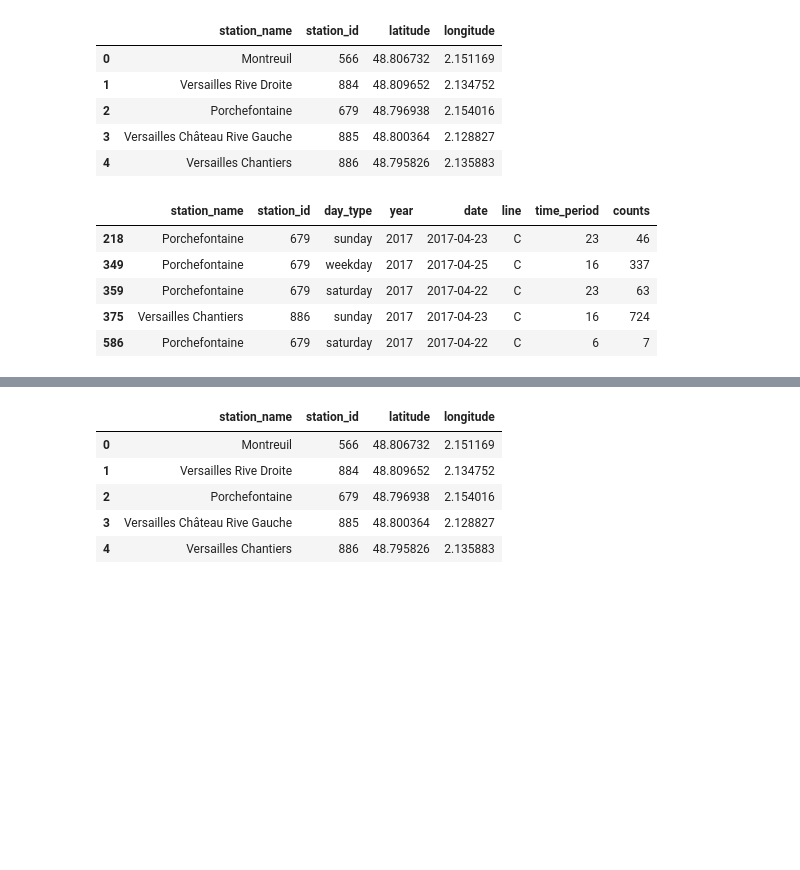
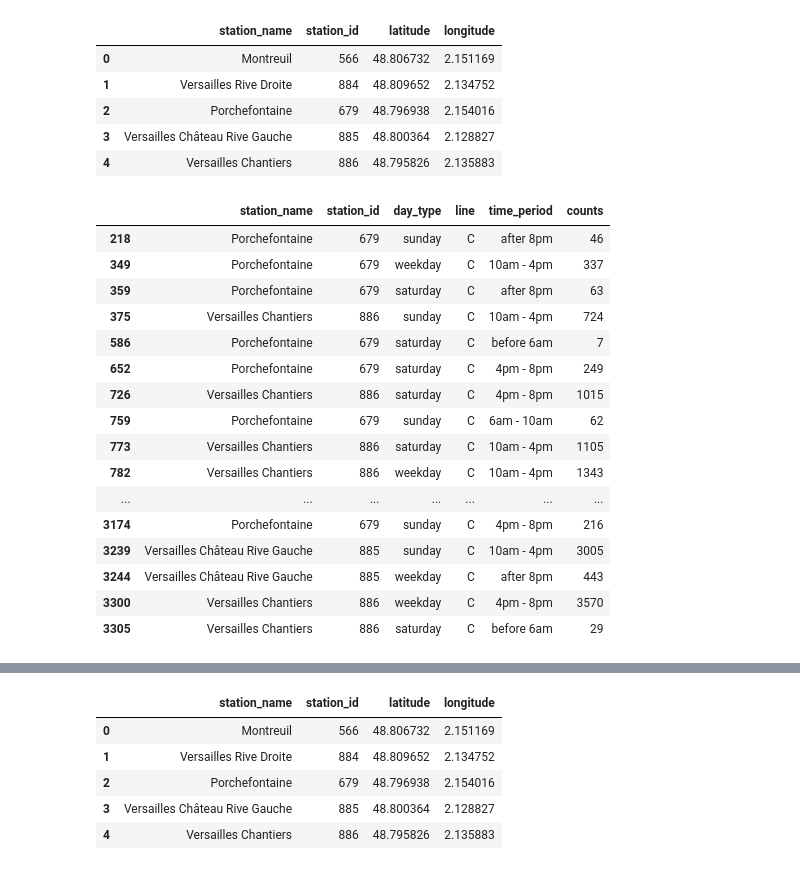
Before and after one commit to lucas-lfp/even-flow__railway-traffic-dashboard, a Jupyter notebook: ef_versailles.ipynb, the cells around one changed output, grey strips where cells are left out. Saved outputs shown, nothing was run; the diff lists cells and outputs as text; code cells hidden in the pictures; blank space fills up the shorter version.

```diff
--- a/ef_versailles.ipynb
+++ b/ef_versailles.ipynb
@@ -185,21 +202,31 @@ count_code = {
 # %%
 count = pd.read_csv('original_datasets/comptage-transilien.csv', sep = ";")
 count = count[count['Code Gare'].isin(count_code.values())]
 count = count.rename(columns = {"Nom gare" : "station_name", "Code Gare" : "station_id", "Type jour" : "day_type", "Année" : "year", "Date de comptage" : "date", "Ligne" : "line", "Tranche horaire" : "time_period", "Montants" : "counts"})
-count = count.drop("Axe", axis = 1)
+count = count.drop(["Axe", "year", "date"], axis = 1)
 count['station_name'] = count['station_id'].map({value:key for key,value in count_code.items()})
 count['station_id'] = count['station_name'].map(stif_code)
 count['day_type'] = count['day_type'].map({"JOB":'weekday', "Samedi": "saturday", "Dimanche":"sunday"})
-count['time_period'] = count['time_period'].map({"Avant 6h" : 6, "De 6h à 10h": 10, "De 10h à 16h": 16, "De 16h à 20h":20 ,"Après 20h" : 23})
-count['date'] = pd.to_datetime(count['date'], format = '%Y-%m-%d')
-count.head()
+count['time_period'] = count['time_period'].map({"Avant 6h" : "before 6am", "De 6h à 10h": "6am - 10am", "De 10h à 16h": "10am - 4pm", "De 16h à 20h":"4pm - 8pm" ,"Après 20h" : "after 8pm"})
+count.head(50)
 # %% [output]
-|  | station_name | station_id | day_type | year | date | line | time_period | counts |
-| 218 | Porchefontaine | 679 | sunday | 2017 | 2017-04-23 | C | 23 | 46 |
-| 349 | Porchefontaine | 679 | weekday | 2017 | 2017-04-25 | C | 16 | 337 |
-| 359 | Porchefontaine | 679 | saturday | 2017 | 2017-04-22 | C | 23 | 63 |
-| 375 | Versailles Chantiers | 886 | sunday | 2017 | 2017-04-23 | C | 16 | 724 |
-| 586 | Porchefontaine | 679 | saturday | 2017 | 2017-04-22 | C | 6 | 7 |
+|  | station_name | station_id | day_type | line | time_period | counts |
+| 218 | Porchefontaine | 679 | sunday | C | after 8pm | 46 |
+| 349 | Porchefontaine | 679 | weekday | C | 10am - 4pm | 337 |
+| 359 | Porchefontaine | 679 | saturday | C | after 8pm | 63 |
+| 375 | Versailles Chantiers | 886 | sunday | C | 10am - 4pm | 724 |
+| 586 | Porchefontaine | 679 | saturday | C | before 6am | 7 |
+| 652 | Porchefontaine | 679 | saturday | C | 4pm - 8pm | 249 |
+| 726 | Versailles Chantiers | 886 | saturday | C | 4pm - 8pm | 1015 |
+| 759 | Porchefontaine | 679 | sunday | C | 6am - 10am | 62 |
+| 773 | Versailles Chantiers | 886 | saturday | C | 10am - 4pm | 1105 |
+| 782 | Versailles Chantiers | 886 | weekday | C | 10am - 4pm | 1343 |
+| ... | ... | ... | ... | ... | ... | ... |
+| 3174 | Porchefontaine | 679 | sunday | C | 4pm - 8pm | 216 |
+| 3239 | Versailles Château Rive Gauche | 885 | sunday | C | 10am - 4pm | 3005 |
+| 3244 | Versailles Château Rive Gauche | 885 | weekday | C | after 8pm | 443 |
+| 3300 | Versailles Chantiers | 886 | weekday | C | 4pm - 8pm | 3570 |
+| 3305 | Versailles Chantiers | 886 | saturday | C | before 6am | 29 |
 # %%
 traffic.to_csv('ef_v_traffic.csv', index = False)
 daily.to_csv('ef_v_daily.csv', index = False)
```
Also changed, not shown: parts of 5 cells of this notebook.
